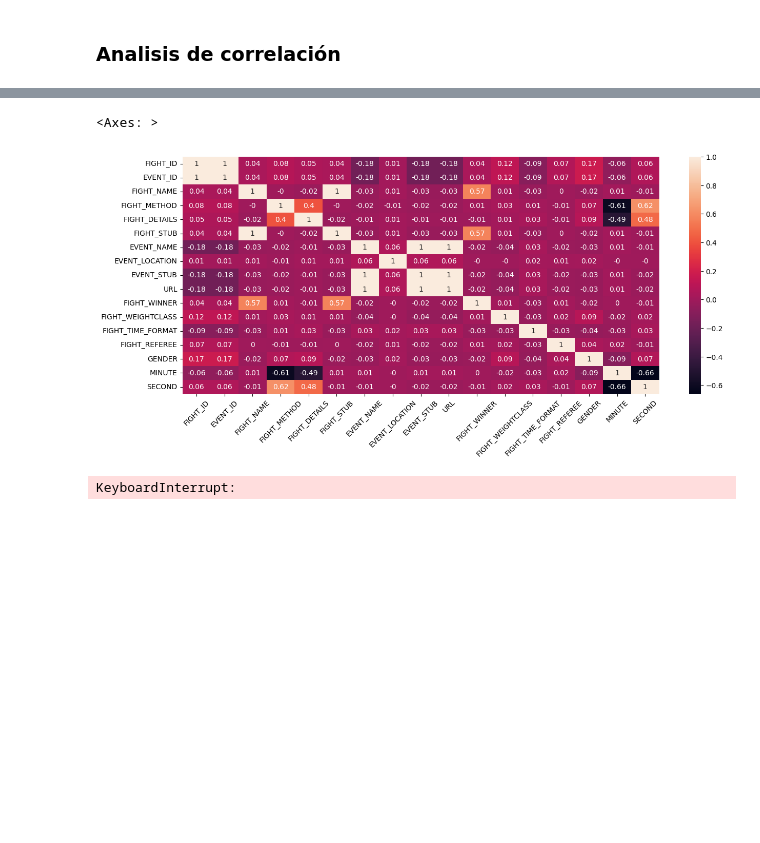
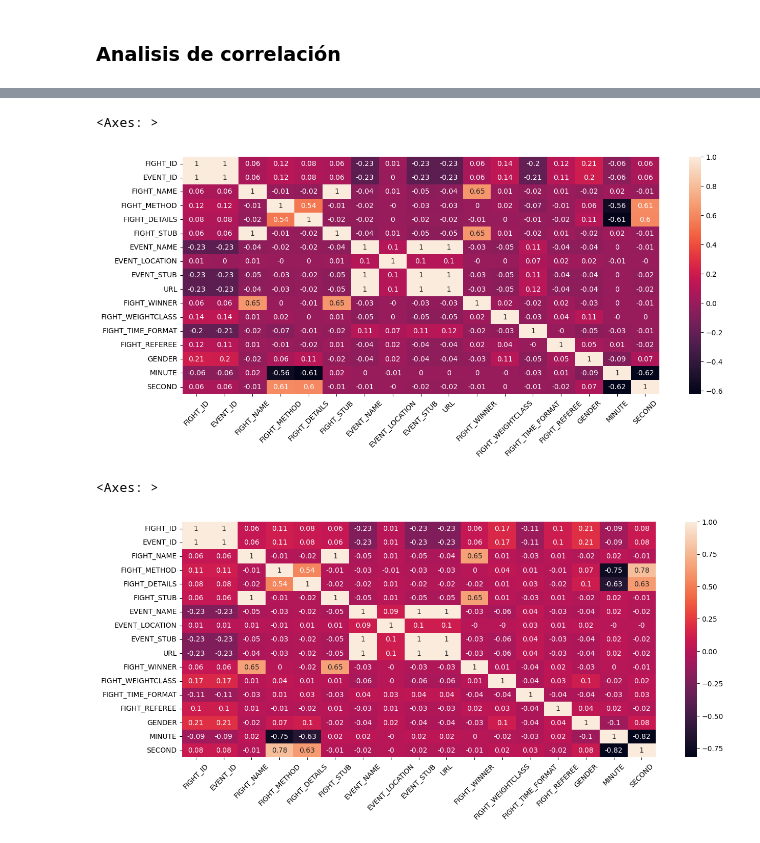
Before and after one commit to YaotecatlMtz/analisisUFC, a Jupyter notebook: Bivariado.ipynb, the cells around one changed output, grey strips where cells are left out. Cells and saved outputs as stored; diff of their text form; code cells hidden in the pictures; blank space fills up the shorter version.

```diff
--- a/Bivariado.ipynb
+++ b/Bivariado.ipynb
@@ -166,5 +176,5 @@ La correlación es estadísticamente significativa.
 # %%
-corrKendall = fight_winner_dummy[nominales + nominales_baja_cardinalidad + razon].corr(method='kendall')
+corrKendall = df_to_dummy[nominales + nominales_baja_cardinalidad + razon].corr(method='pearson')
 
 fig,ax = plt.subplots(figsize=(15,6))
 sns.heatmap(corrKendall.round(2),annot=True)
@@ -172,9 +182,14 @@ plt.tick_params(axis='x', rotation=45)
 plt.show()
 # %% [output]
 <Axes: >
-[figure, old version]
+[figure, new version]
-# %%
-sigm = fight_winner_dummy.significance_matrix(interval_cols=razon)
-sigm
-# %% [output]
-KeyboardInterrupt:
+# %%
+corrKendall = df_to_dummy[nominales + nominales_baja_cardinalidad + razon].corr(method='spearman')
+
+fig,ax = plt.subplots(figsize=(15,6))
+sns.heatmap(corrKendall.round(2),annot=True)
+plt.tick_params(axis='x', rotation=45)
+plt.show()
+# %% [output]
+<Axes: >
+[figure, added]
```
Also changed, not shown: parts of 6 cells of this notebook, 2 other files.
